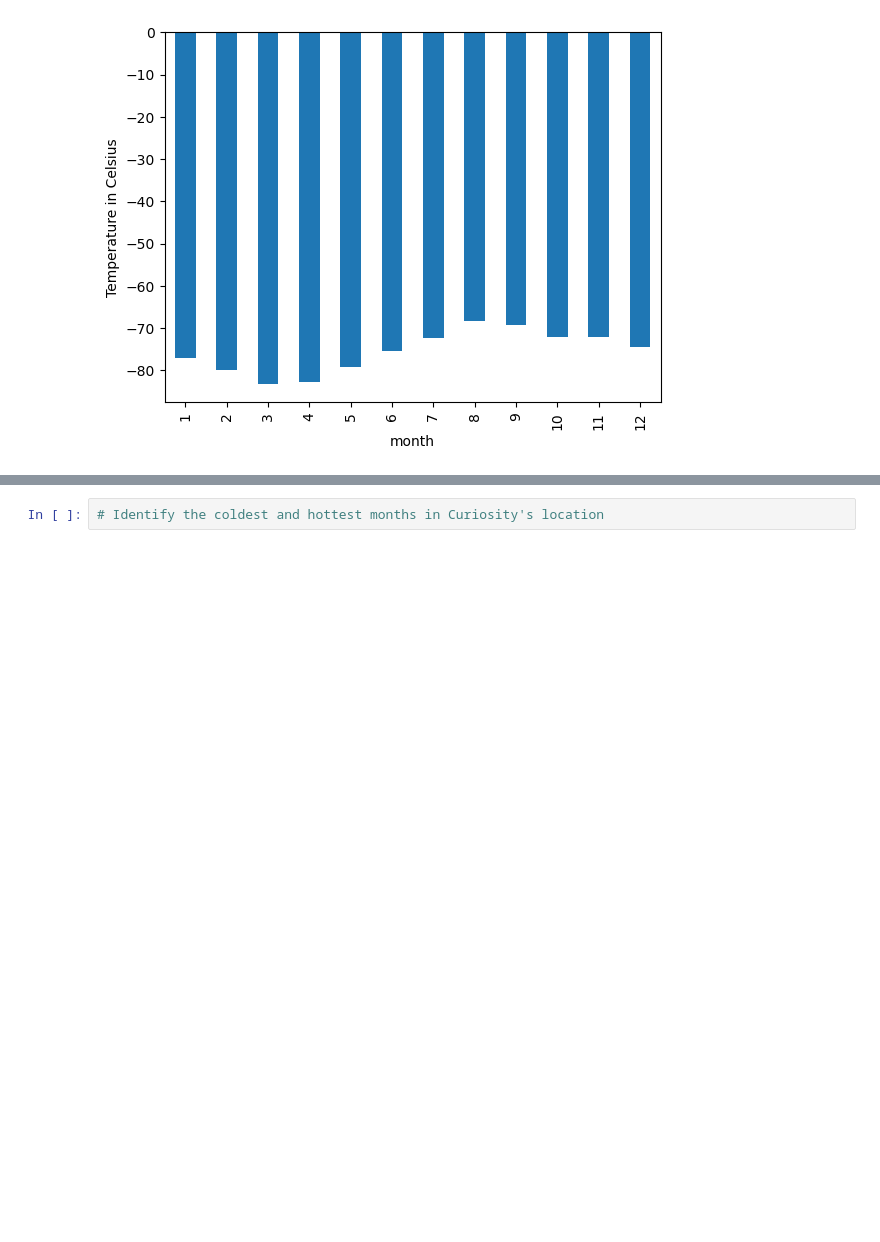
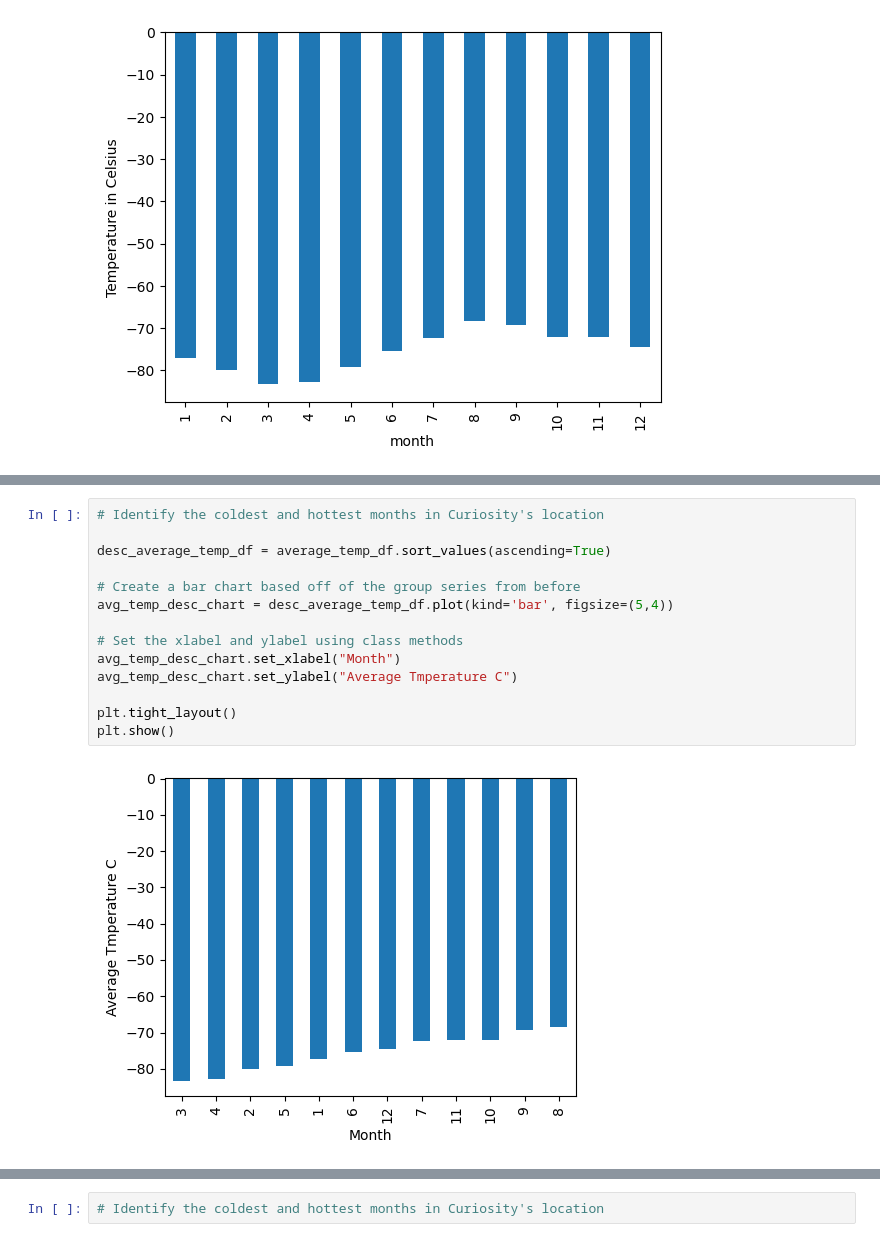
Before and after one commit to samuelhfish/Module-11-Challenge-Beautiful-Soup, a Jupyter notebook: Module 11 - Mars Challenge/part_2_mars_weather.ipynb, the cells around one changed output, grey strips where cells are left out. Saved outputs shown, nothing was run; the diff lists cells and outputs as text; blank space fills up the shorter version.

```diff
--- a/Module 11 - Mars Challenge/part_2_mars_weather.ipynb
+++ b/Module 11 - Mars Challenge/part_2_mars_weather.ipynb
@@ -195,0 +257,16 @@ Name: min_temp, dtype: float64
+# %%
+# Identify the coldest and hottest months in Curiosity's location
+
+desc_average_temp_df = average_temp_df.sort_values(ascending=True)
+
+# Create a bar chart based off of the group series from before
+avg_temp_desc_chart = desc_average_temp_df.plot(kind='bar', figsize=(5,4))
+
+# Set the xlabel and ylabel using class methods
+avg_temp_desc_chart.set_xlabel("Month")
+avg_temp_desc_chart.set_ylabel("Average Tmperature C")
+
+plt.tight_layout()
+plt.show()
+# %% [output]
+[figure, added]
```
Also changed, not shown: parts of 19 cells of this notebook, 1 other file.
